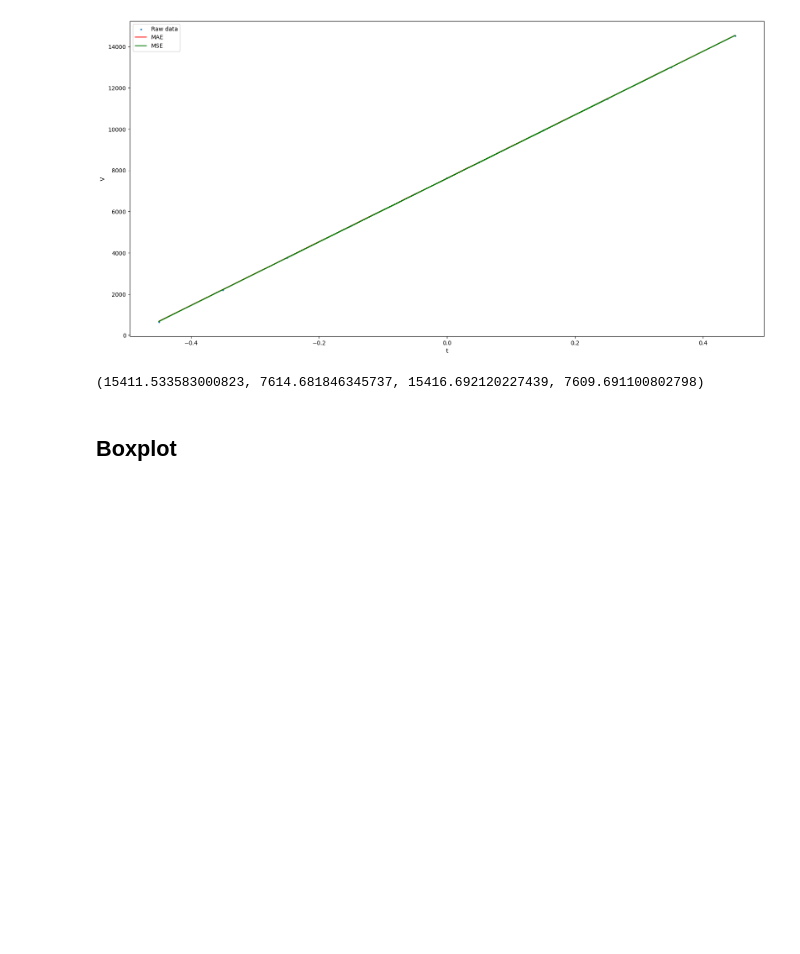
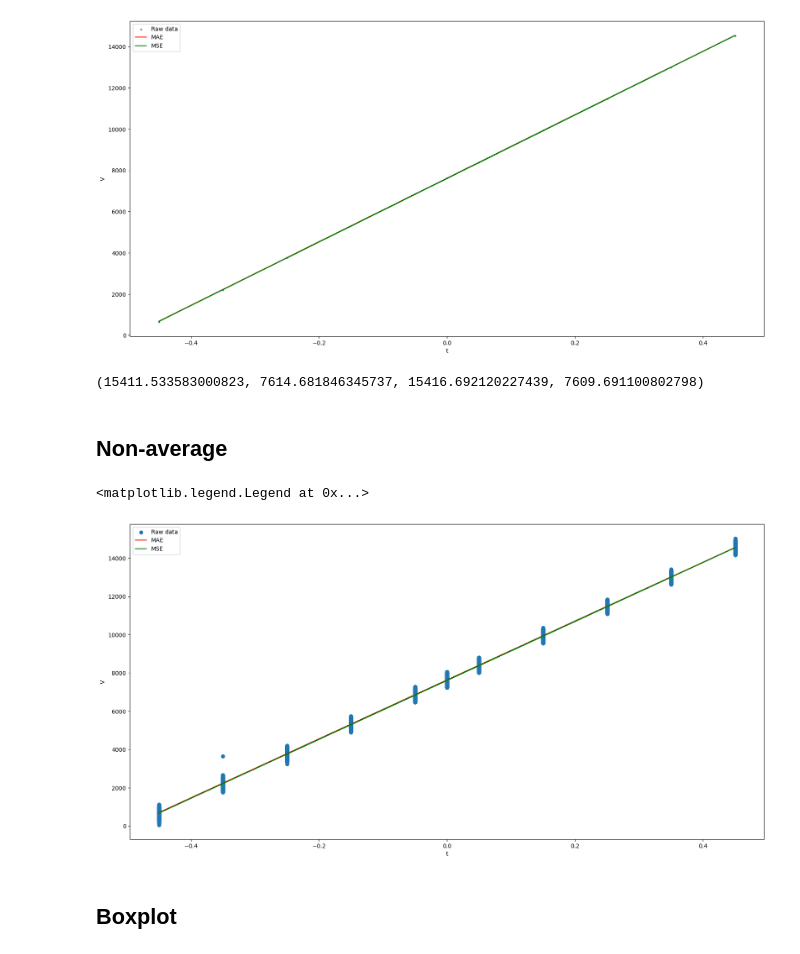
Before and after one commit to vladimir-skvortsov/math-stats-course-work, a Jupyter notebook: main.ipynb, the cells around one changed output. Cells and saved outputs as stored; diff of their text form; code cells hidden in the pictures; blank space fills up the shorter version.

```diff
--- a/main.ipynb
+++ b/main.ipynb
@@ -135,6 +135,31 @@ plt.legend()
 a_abs, b_abs, a_sq, b_sq
 # %% [output]
 (15411.533583000823, 7614.681846345737, 15416.692120227439, 7609.691100802798)
+# %% [markdown]
+## Non-average
+# %%
+x_voltage_all = np.array([])
+y_voltage_all = np.array([])
+
+for voltage, y_voltage_partial in voltages.items():
+  x_voltage_partial = np.full(y_voltage_partial.shape, voltage)
+
+  x_voltage_all = np.concatenate((x_voltage_all, x_voltage_partial))
+  y_voltage_all = np.concatenate((y_voltage_all, y_voltage_partial))
+
+a_abs, b_abs = sp.optimize.minimize(mae, [0, 0], args=(x_voltage_all, y_voltage_all)).x
+a_sq, b_sq = sp.optimize.minimize(mse, [0, 0], args=(x_voltage_all, y_voltage_all)).x
+
+figure, axis = plt.subplots(1, 1, figsize=(20, 10))
+plt.scatter(x_voltage_all, y_voltage_all, label='Raw data')
+plt.plot(x_voltage, x_voltage * a_abs + b_abs, color='red', label='MAE')
+plt.plot(x_voltage, x_voltage * a_sq + b_sq, color='green', label='MSE')
+plt.xlabel('t')
+plt.ylabel('V')
+plt.legend()
+# %% [output]
+<matplotlib.legend.Legend at 0x...>
+[figure, added]
 # %% [markdown]
 ## Boxplot
 # %%
```
Also changed, not shown: parts of 2 cells of this notebook.
